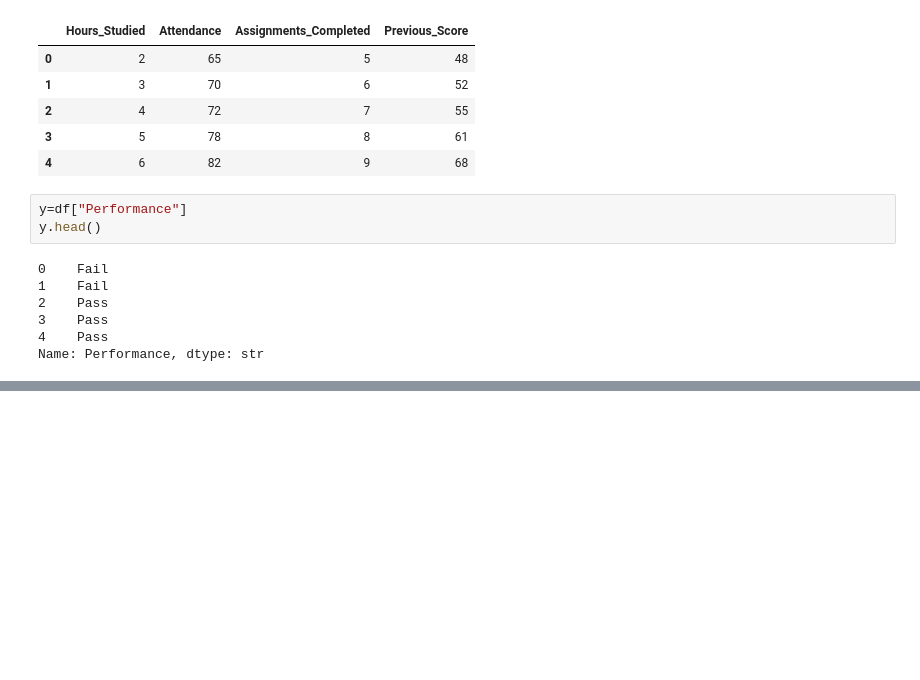
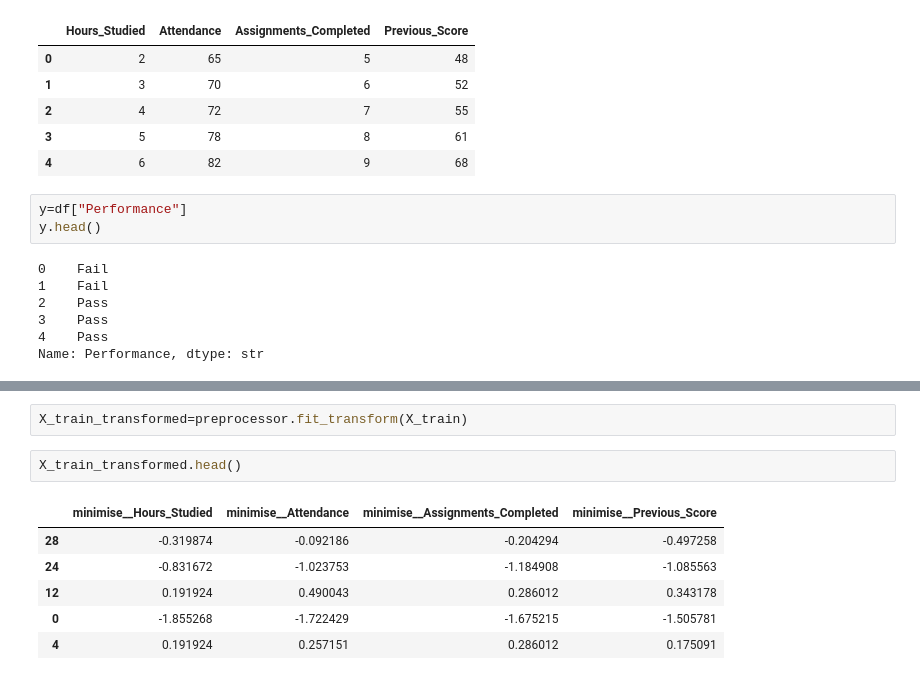
Before and after one commit to data-spice/AI_LESSON, a Jupyter notebook: lessons/label_encoding/label_enclssn.ipynb, the cells around one changed output, grey strips where cells are left out. Cells and saved outputs as stored; diff of their text form; blank space fills up the shorter version.

```diff
--- a/lessons/label_encoding/label_enclssn.ipynb
+++ b/lessons/label_encoding/label_enclssn.ipynb
@@ -56,0 +75,11 @@ Name: Performance, dtype: str
+# %%
+X_train_transformed=preprocessor.fit_transform(X_train)
+# %%
+X_train_transformed.head()
+# %% [output]
+|  | minimise__Hours_Studied | minimise__Attendance | minimise__Assignments_Completed | minimise__Previous_Score |
+| 28 | -0.319874 | -0.092186 | -0.204294 | -0.497258 |
+| 24 | -0.831672 | -1.023753 | -1.184908 | -1.085563 |
+| 12 | 0.191924 | 0.490043 | 0.286012 | 0.343178 |
+| 0 | -1.855268 | -1.722429 | -1.675215 | -1.505781 |
+| 4 | 0.191924 | 0.257151 | 0.286012 | 0.175091 |
```
Also changed, not shown: parts of 14 cells of this notebook, 3 other files.
